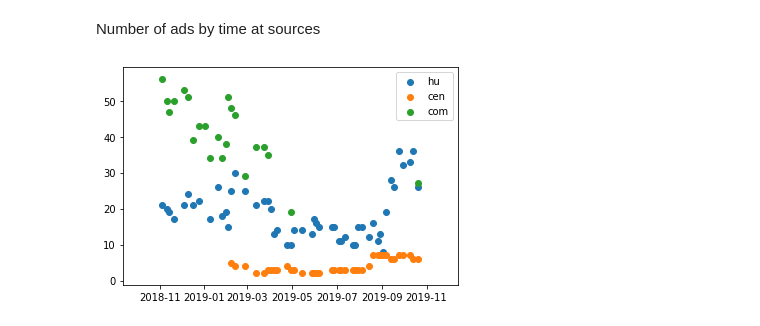
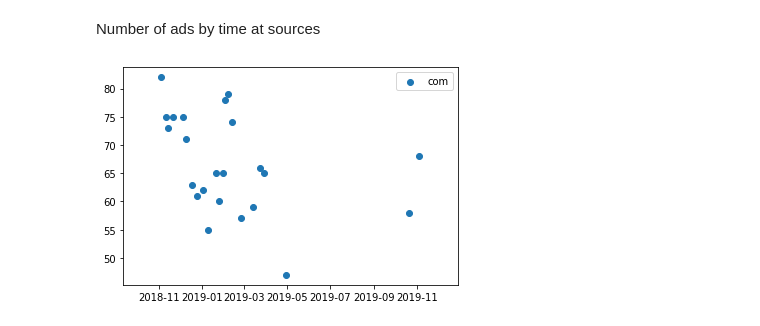
Before and after one commit to Htrismegistos/projectbuds, a Jupyter notebook: Hungarian_property/data_extraction.ipynb, the cells around one changed output. Cells and saved outputs as stored; diff of their text form; code cells hidden in the pictures.

```diff
--- a/Hungarian_property/data_extraction.ipynb
+++ b/Hungarian_property/data_extraction.ipynb
@@ -66,5 +76,5 @@ HU.shape
 # %%
-Cen = pd.DataFrame(columns = ['id','sqm','room','type','price','description','agency','url','region','date', 'source'])
+Cen = pd.DataFrame(columns = ['id','sqm','room','price','description','agency','url','region','date', 'source'])
 for i in list_Vker_Cen:
     html = open(i,'r').read()
     l = beauty(html, 'lxml')
@@ -82,11 +92,11 @@ for i in list_Vker_Cen:
         if len(room) > 0:
             value.append(room[0].text.strip())
         else: value.append(np.NAN)
-        ''''# type: not informative
+        '''# type: not informative
         types = ii.find_all(attrs={'class':'estate-type-size'})
         if len(types) > 0:
             value.append(types[0].text.strip().split(' ')[0])
-        else: value.append(np.NAN)''''
+        else: value.append(np.NAN)'''
         # price
         p = ii.find_all(attrs={'class':'estate-price atEstateListItem-Price col-xs-6'})
         if len(p) > 0:
@@ -120,5 +130,5 @@ Cen.shape
 # %%
-
+Com = pd.DataFrame(columns = ['id','sqm','room','price','price_sqm','description','agency','url','region','date', 'source'])
 for i in list_Vker_Com:
     html = open(i,'r').read()
     # two different class identifier for the ads
@@ -230,19 +222,20 @@ counts = {'hu': [], 'cen':[],'com':[],'hudate': [],'cendate': [], 'comdate': []}
 #manual change for df
 d = []
 c = []
-for m,n in sorted(zip(Cen['date'].value_counts().index, Cen['date'].value_counts().values)):
+for m,n in sorted(zip(Com['date'].value_counts().index, Com['date'].value_counts().values)):
     d.append(m);c.append(n)
 # %%
 #manual change of keys
-counts['cendate'] = d
-counts['cen'] = c
+counts['comdate'] = d
+counts['com'] = c
 # %%
 import matplotlib.pyplot as plt
-
-plt.scatter(counts['hudate'],counts['hu'], label = 'hu')
-plt.scatter(counts['cendate'],counts['cen'], label = 'cen')
+from pandas.plotting import register_matplotlib_converters
+register_matplotlib_converters()
+#plt.scatter(counts['hudate'],counts['hu'], label = 'hu')
+#plt.scatter(counts['cendate'],counts['cen'], label = 'cen')
 plt.scatter(counts['comdate'],counts['com'], label = 'com')
 plt.legend()
 plt.show()
 # %% [output]
-[figure, old version]
+[figure, new version]
```
Also changed, not shown: parts of 9 cells of this notebook, 7 other files.
